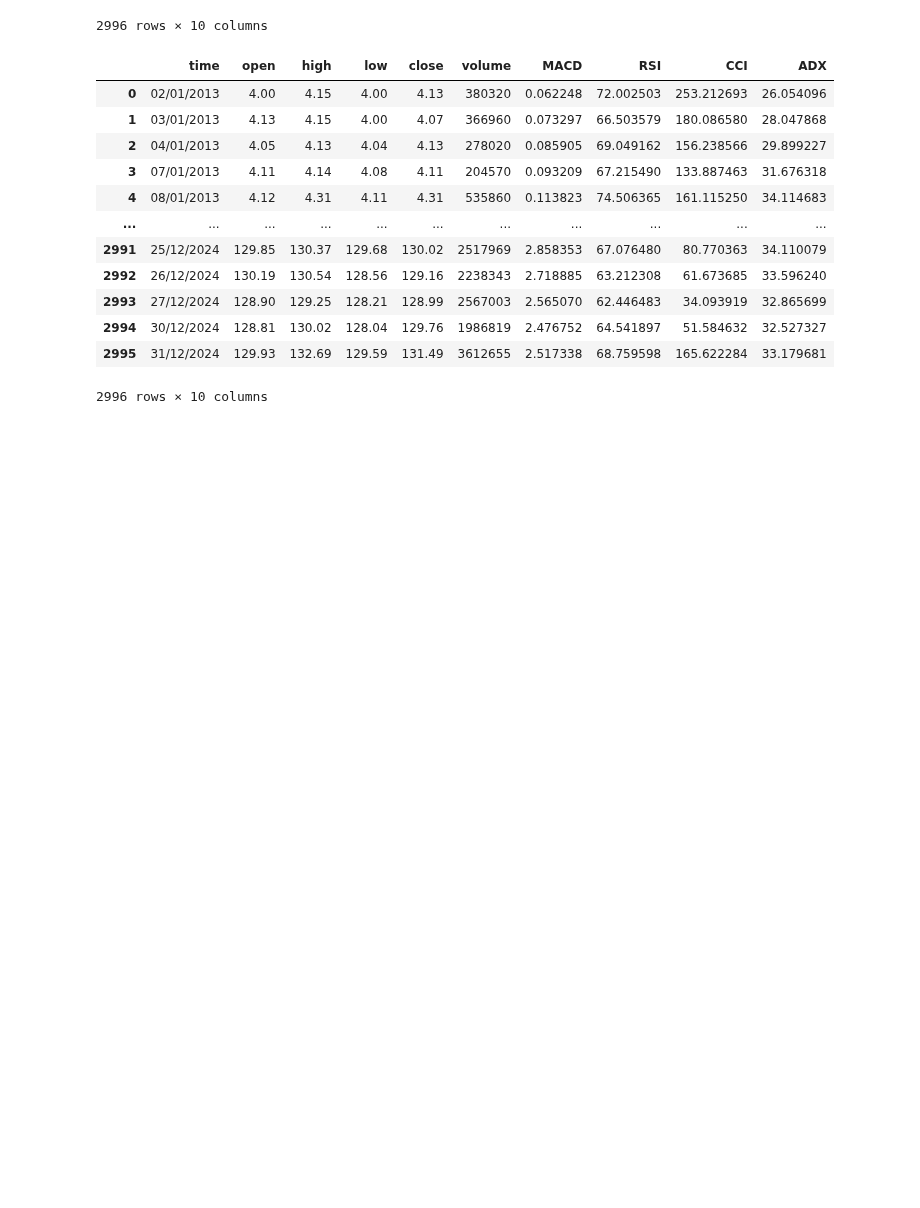
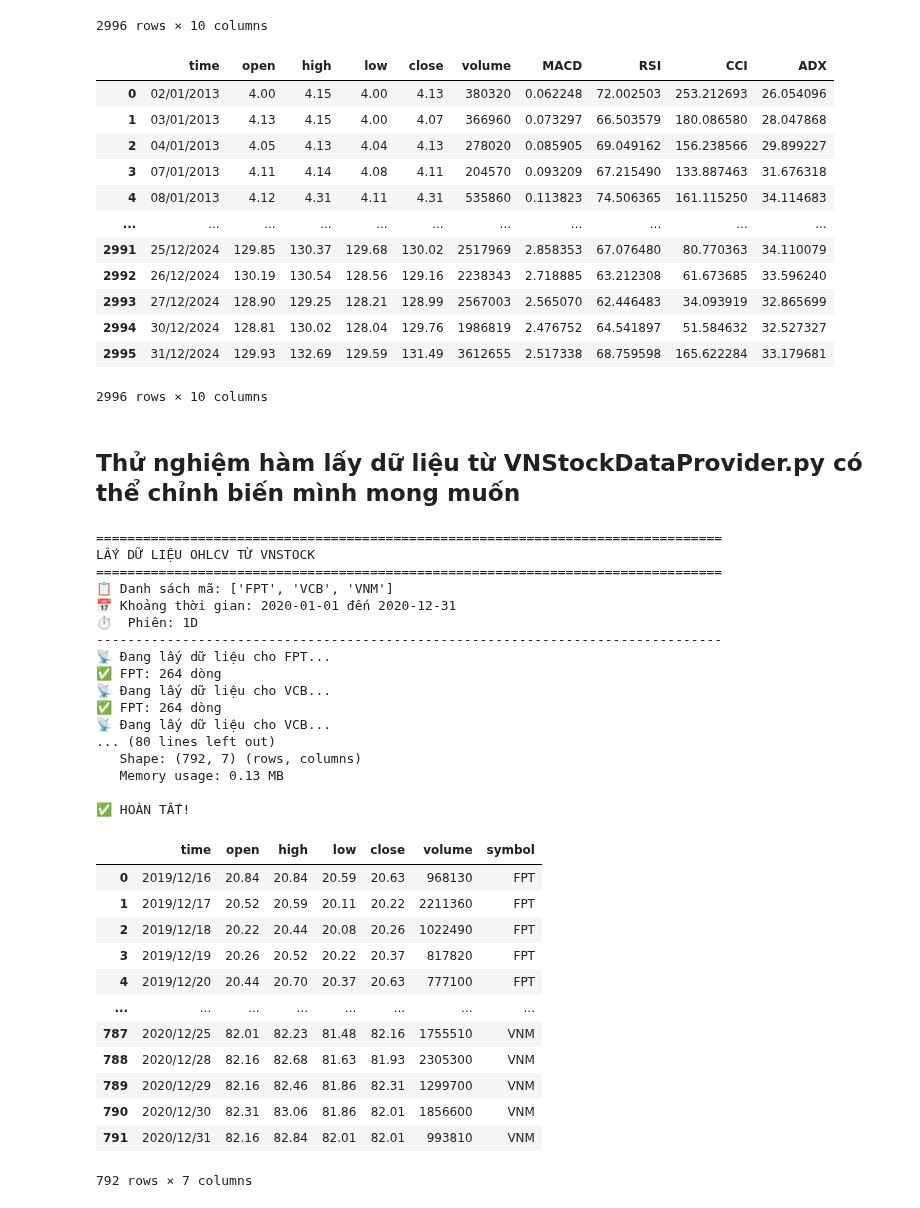
Before and after one commit to kohi-vip/SARSA_FinancialRL, a Jupyter notebook: application/testing/data_test.ipynb, the cells around one changed output. Cells and saved outputs as stored; diff of their text form; code cells hidden in the pictures; blank space fills up the shorter version.

```diff
--- a/application/testing/data_processor_test.ipynb
+++ b/application/testing/data_test.ipynb
@@ -182,3 +184,66 @@ df_with_indicators
 | 2994 | 30/12/2024 | 128.81 | 130.02 | 128.04 | 129.76 | 1986819 | 2.476752 | 64.541897 | 51.584632 | 32.527327 |
 | 2995 | 31/12/2024 | 129.93 | 132.69 | 129.59 | 131.49 | 3612655 | 2.517338 | 68.759598 | 165.622284 | 33.179681 |
 2996 rows × 10 columns
+# %% [markdown]
+## Thử nghiệm hàm lấy dữ liệu từ VNStockDataProvider.py có thể chỉnh biến mình mong muốn
+# %%
+# Thử nghiệm VNStockDataProvider
+import sys
+sys.path.append('d:\\NCKH\\SARSA_FinancialRL')
+
+from data.data_provider.library_extracted.vnstock.VNStockDataProvider import VNStockDataProvider
+
+# Khởi tạo VNStockDataProvider
+provider = VNStockDataProvider()
+
+# Lấy dữ liệu OHLCV cho một số mã cổ phiếu
+symbols = ['FPT', 'VCB', 'VNM']
+start_date = '2020-01-01'
+end_date = '2020-12-31'
+interval = '1D'
+
+# Gọi hàm get_ohlcv_data
+ohlcv_data = provider.get_ohlcv_data(symbols, start_date, end_date, interval, verbose=True)
+
+ohlcv_data
+# # Hiển thị kết quả
+# print("Dữ liệu OHLCV:")
+# print(ohlcv_data.head(10))
+# print(f"\nShape: {ohlcv_data.shape}")
+# print(f"Các cột: {ohlcv_data.columns.tolist()}")
+
+# # Kiểm tra cột 'time' có phải là yyyy/mm/dd không
+# if 'time' in ohlcv_data.columns:
+#     print(f"\nMẫu cột time: {ohlcv_data['time'].head()}")
+#     print(f"Format time: {ohlcv_data['time'].dtype}")
+# %% [output]
+================================================================================
+LẤY DỮ LIỆU OHLCV TỪ VNSTOCK
+================================================================================
+📋 Danh sách mã: ['FPT', 'VCB', 'VNM']
+📅 Khoảng thời gian: 2020-01-01 đến 2020-12-31
+⏱️  Phiên: 1D
+--------------------------------------------------------------------------------
+📡 Đang lấy dữ liệu cho FPT...
+✅ FPT: 264 dòng
+📡 Đang lấy dữ liệu cho VCB...
+✅ FPT: 264 dòng
+📡 Đang lấy dữ liệu cho VCB...
+... (80 lines left out)
+   Shape: (792, 7) (rows, columns)
+   Memory usage: 0.13 MB
+
+✅ HOÀN TẤT!
+|  | time | open | high | low | close | volume | symbol |
+| 0 | 2019/12/16 | 20.84 | 20.84 | 20.59 | 20.63 | 968130 | FPT |
+| 1 | 2019/12/17 | 20.52 | 20.59 | 20.11 | 20.22 | 2211360 | FPT |
+| 2 | 2019/12/18 | 20.22 | 20.44 | 20.08 | 20.26 | 1022490 | FPT |
+| 3 | 2019/12/19 | 20.26 | 20.52 | 20.22 | 20.37 | 817820 | FPT |
+| 4 | 2019/12/20 | 20.44 | 20.70 | 20.37 | 20.63 | 777100 | FPT |
+| ... | ... | ... | ... | ... | ... | ... | ... |
+| 787 | 2020/12/25 | 82.01 | 82.23 | 81.48 | 82.16 | 1755510 | VNM |
+| 788 | 2020/12/28 | 82.16 | 82.68 | 81.63 | 81.93 | 2305300 | VNM |
+| 789 | 2020/12/29 | 82.16 | 82.46 | 81.86 | 82.31 | 1299700 | VNM |
+| 790 | 2020/12/30 | 82.31 | 83.06 | 81.86 | 82.01 | 1856600 | VNM |
+| 791 | 2020/12/31 | 82.16 | 82.84 | 82.01 | 82.01 | 993810 | VNM |
+792 rows × 7 columns
```
Also changed, not shown: parts of 3 cells of this notebook, 9 other files.
